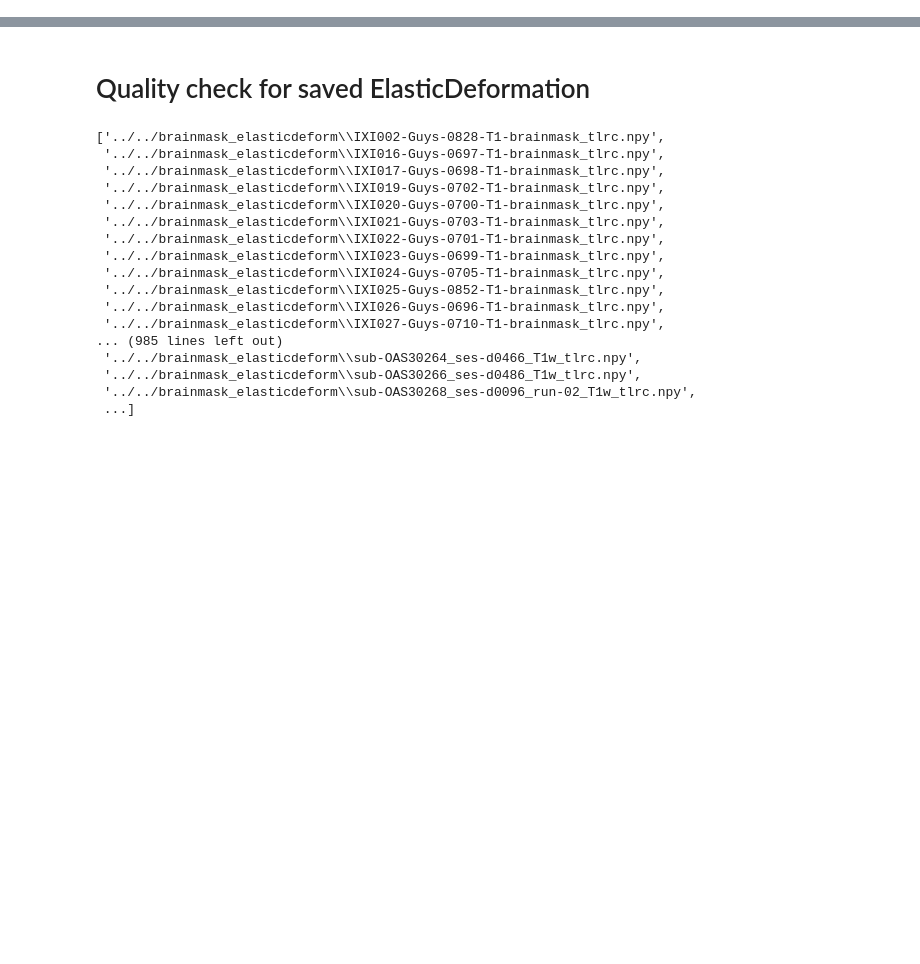
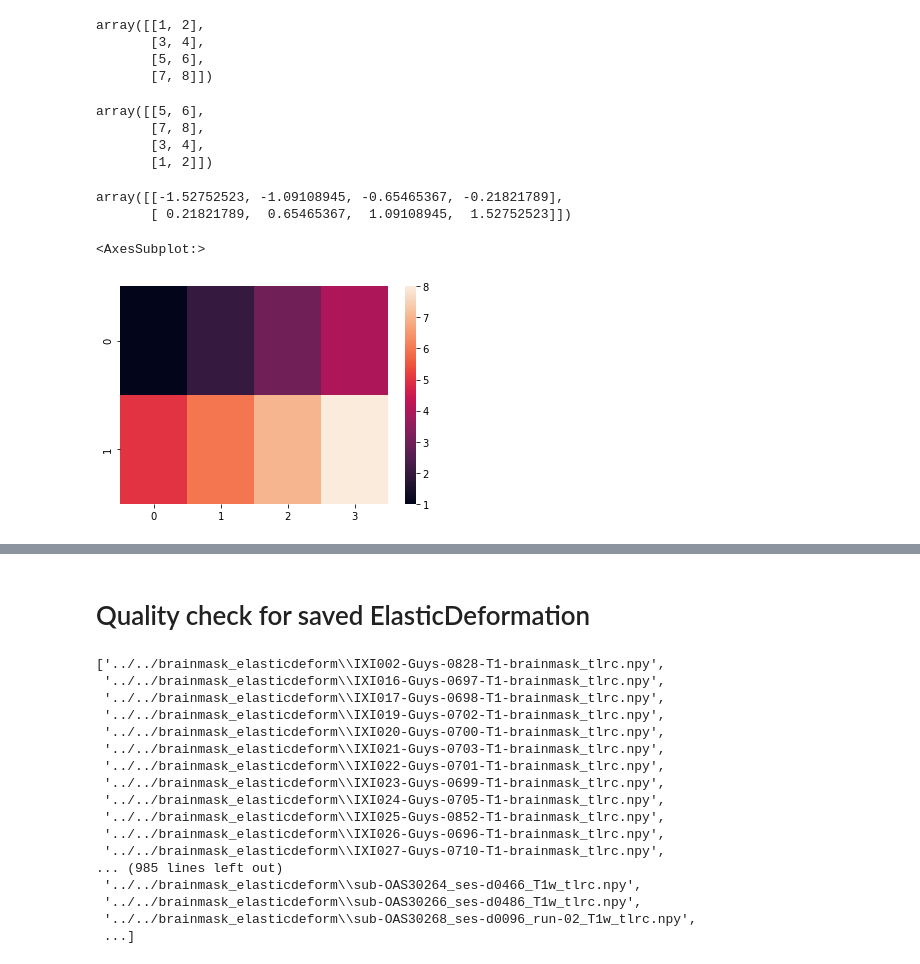
Before and after one commit to 1pha/brain-age-prediction, a Jupyter notebook: dump.ipynb, the cells around one changed output, grey strips where cells are left out. Saved outputs shown, nothing was run; the diff lists cells and outputs as text; code cells hidden in the pictures; blank space fills up the shorter version.

```diff
--- a/dump.ipynb
+++ b/dump.ipynb
@@ -0,0 +108,5 @@
+# %%
+X = np.array([
+    [1, 2, 3, 4],
+    [5, 6, 7, 8]
+])
@@ -0,0 +132,14 @@
+# %%
+X.reshape(4, -1)
+# %% [output]
+array([[1, 2],
+       [3, 4],
+       [5, 6],
+       [7, 8]])
+# %%
+shuffle(X.reshape(4, -1))
+# %% [output]
+array([[5, 6],
+       [7, 8],
+       [3, 4],
+       [1, 2]])
@@ -0,0 +149,5 @@
+# %%
+nm.fit_transform(X.reshape(-1, 1)).reshape(2, 4)
+# %% [output]
+array([[-1.52752523, -1.09108945, -0.65465367, -0.21821789],
+       [ 0.21821789,  0.65465367,  1.09108945,  1.52752523]])
@@ -0,0 +157,5 @@
+# %%
+sns.heatmap(X)
+# %% [output]
+<AxesSubplot:>
+[figure, added]
```
Also changed, not shown: parts of 22 cells of this notebook, 5 other files.
